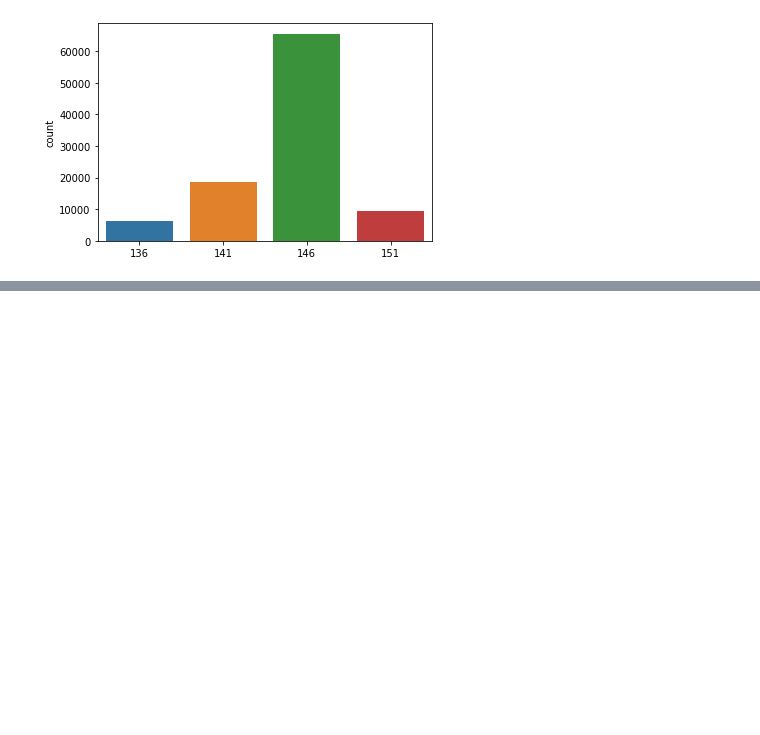
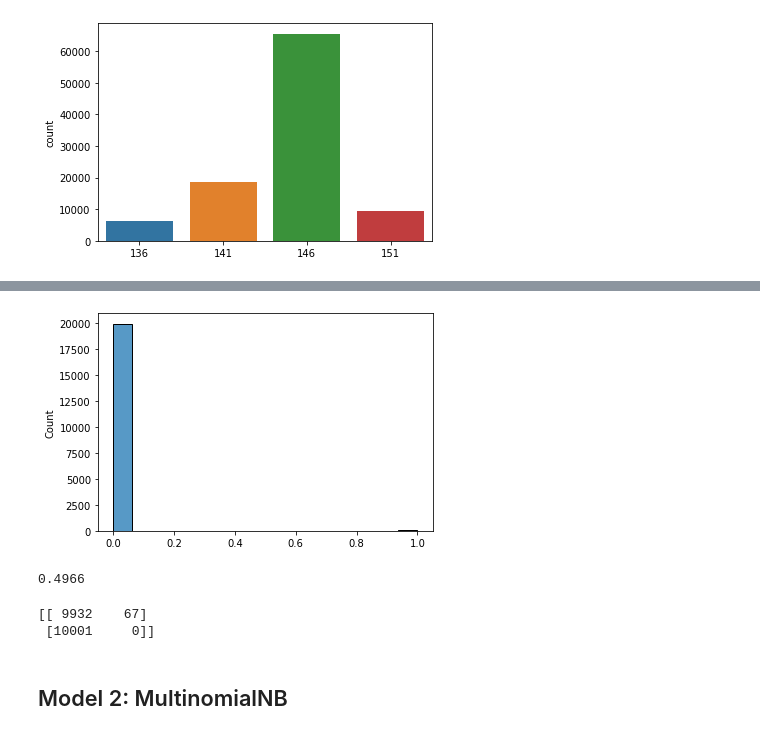
Before and after one commit to tlysenko/ML-notebooks, a Jupyter notebook: Antibioitic_resistance_kaggle.ipynb, the cells around one changed output, grey strips where cells are left out. Cells and saved outputs as stored; diff of their text form; code cells hidden in the pictures; blank space fills up the shorter version.

```diff
--- a/Antibioitic_resistance_kaggle.ipynb
+++ b/Antibioitic_resistance_kaggle.ipynb
@@ -187,0 +287,26 @@ print("'int' vectorized question:",
+# %%
+model.compile(
+    optimizer=keras.optimizers.Adam(),
+    loss = lambda y_true, y_pred: tf.keras.losses.binary_crossentropy(
+    y_true, y_pred, from_logits=True),
+    metrics=[keras.metrics.SparseCategoricalAccuracy()]
+)
+# %%
+! rm -rf ./logs/
+
+tf.random.set_seed(999)
+num_epochs = 20
+
+logdir = os.path.join("logs", datetime.datetime.now().strftime("%Y%m%d-%H%M%S"))
+tensorboard_callback = tf.keras.callbacks.TensorBoard(logdir, histogram_freq=1)
+
+%tensorboard --logdir /content/logs
+
+history = model.fit(
+    X_train,
+    y_train,
+    batch_size=64,
+    epochs=num_epochs,
+    validation_data=(X_val, y_val),
+    callbacks = [tensorboard_callback]
+)
@@ -187,0 +333,17 @@ print("'int' vectorized question:",
+# %%
+prediction = model.predict(X_test)
+# %%
+round_prediction = [0 if x < 0.5 else 1 for x in prediction]
+# %%
+sns.histplot(round_prediction);
+# %% [output]
+[figure, added]
+# %%
+accuracy_score(y_test.numpy(), round_prediction)
+# %% [output]
+0.4966
+# %%
+print(confusion_matrix(y_test.numpy(), round_prediction))
+# %% [output]
+[[ 9932    67]
+ [10001     0]]
@@ -187,0 +352,2 @@ print("'int' vectorized question:",
+# %% [markdown]
+## Model 2: MultinomialNB
```
Also changed, not shown: parts of 53 cells of this notebook.
